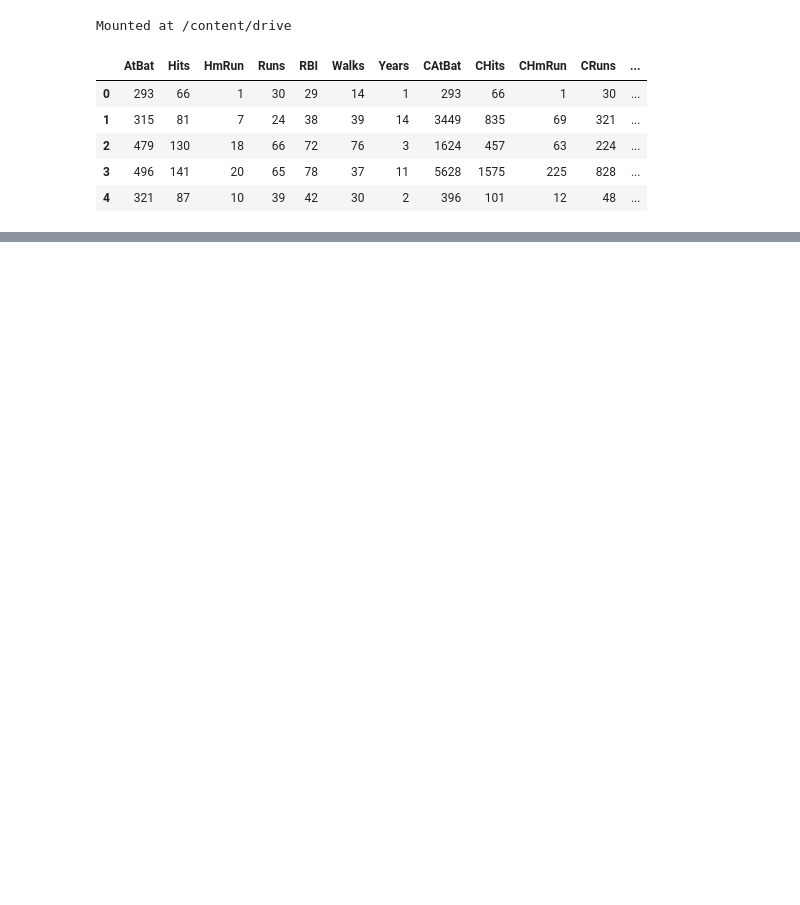
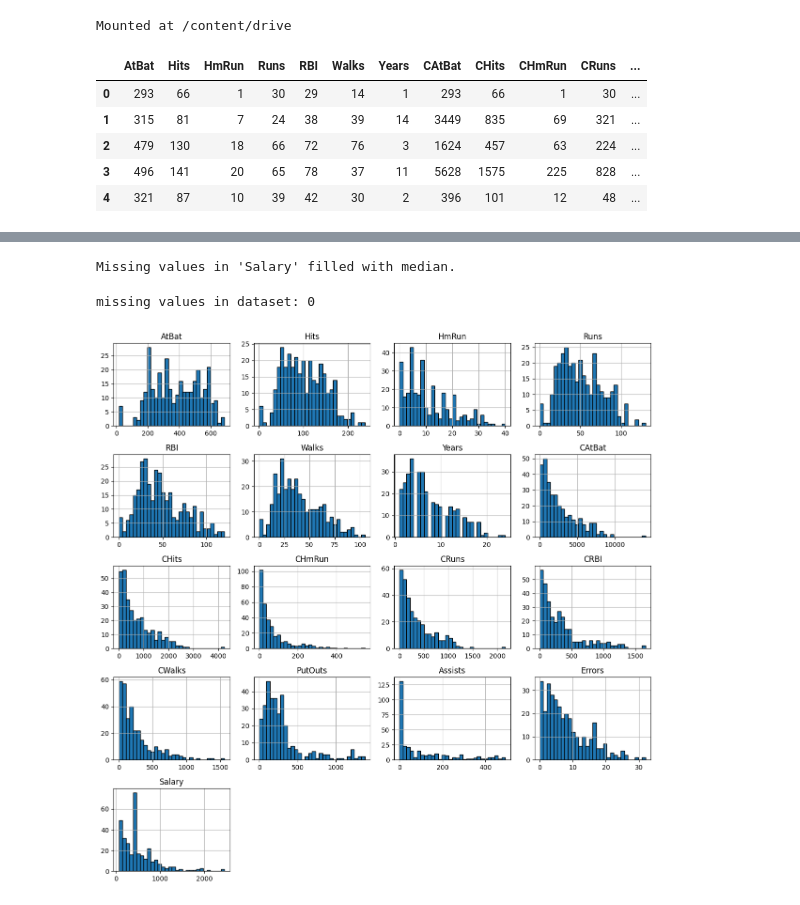
Before and after one commit to Vaishaliii25/EDA_DA, a Jupyter notebook: 21BDS0043_EDA.ipynb, the cells around one changed output, grey strips where cells are left out. Saved outputs shown, nothing was run; the diff lists cells and outputs as text; code cells hidden in the pictures; blank space fills up the shorter version.

```diff
--- a/21BDS0043_EDA.ipynb
+++ b/21BDS0043_EDA.ipynb
@@ -21,0 +70,26 @@ df.head()
+# %%
+threshold = 0.75 * len(df)
+
+for column in df.columns:
+    missing_count = df[column].isnull().sum()
+    if missing_count > threshold:
+        # Drop the column if more than 75% values are missing
+        df.drop(columns=[column], inplace=True)
+        print(f"Column '{column}' dropped due to more than 75% missing values.")
+    elif missing_count > 0:
+        # Replace missing values with the median if less than or equal to 75% are missing
+        median_value = df[column].median()
+        df[column].fillna(median_value, inplace=True)
+        print(f"Missing values in '{column}' filled with median.")
+# %% [output]
+Missing values in 'Salary' filled with median.
+# %%
+print("missing values in dataset:",df.isnull().sum().sum())
+# %% [output]
+missing values in dataset: 0
+# %%
+df.hist(figsize=(12, 12), bins=30, edgecolor='black')
+plt.tight_layout()
+plt.show()
+# %% [output]
+[figure, added]
```
Also changed, not shown: parts of 4 cells of this notebook.
